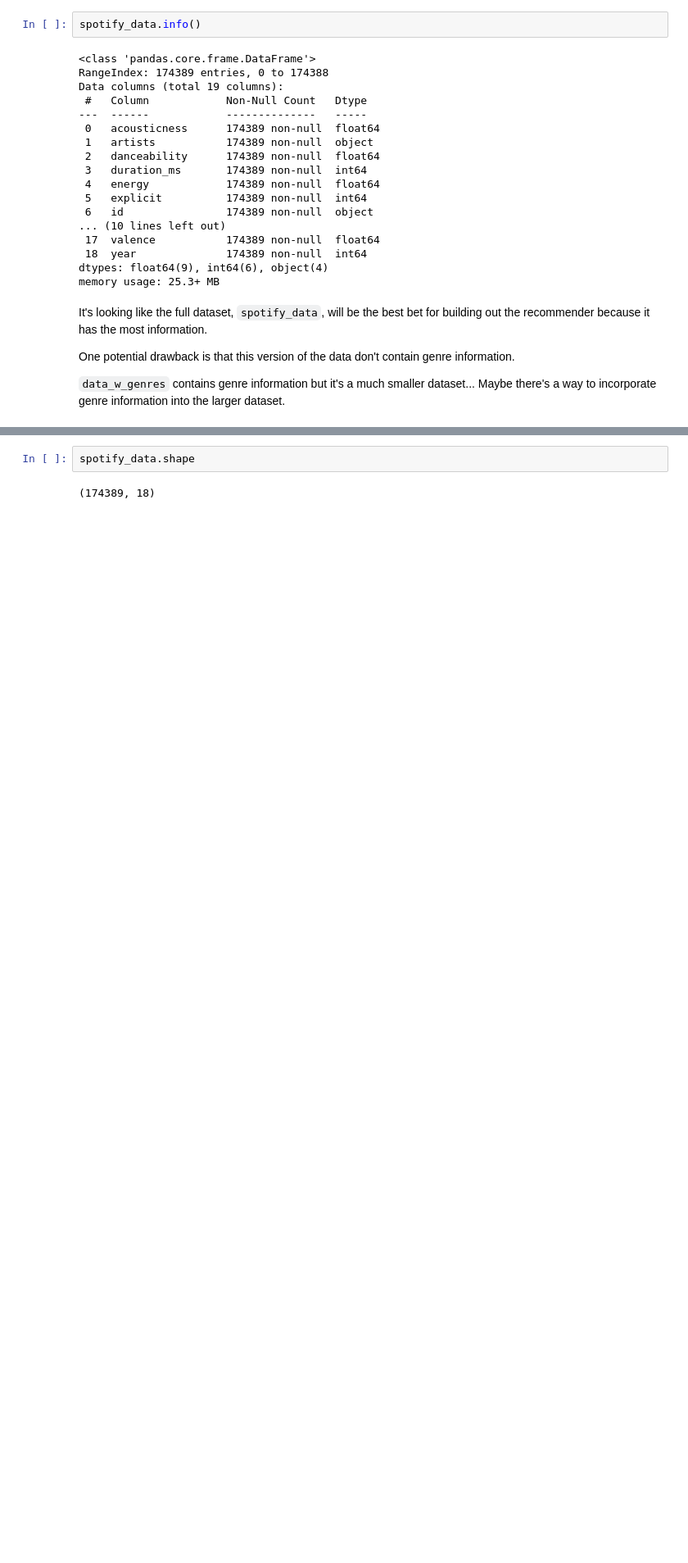
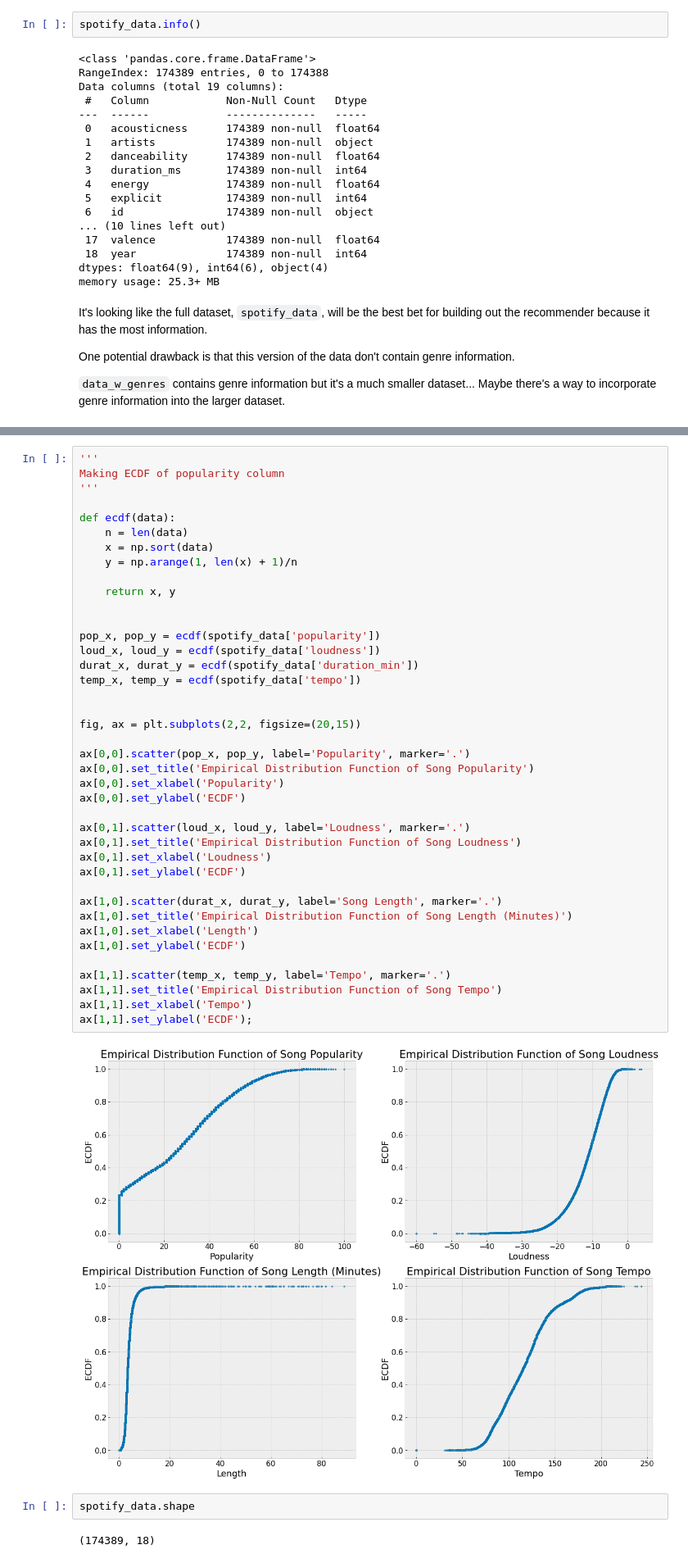
Before and after one commit to Daron-Marino/music-recommender-capstone, a Jupyter notebook: src/spotify-capstone-eda.ipynb, the cells around one changed output, grey strips where cells are left out. Shown at 82% size. Drawn from its saved outputs; the diff is of its cells as text; blank space fills up the shorter version.

```diff
--- a/src/spotify-capstone-eda.ipynb
+++ b/src/spotify-capstone-eda.ipynb
@@ -86,3 +104,45 @@ spotify_data.head()
+# %%
+'''
+Making ECDF of popularity column
+'''
+
+def ecdf(data):
+    n = len(data)
+    x = np.sort(data)
+    y = np.arange(1, len(x) + 1)/n
+
+    return x, y
+
+
+pop_x, pop_y = ecdf(spotify_data['popularity'])
+loud_x, loud_y = ecdf(spotify_data['loudness'])
+durat_x, durat_y = ecdf(spotify_data['duration_min'])
+temp_x, temp_y = ecdf(spotify_data['tempo'])
+
+
+fig, ax = plt.subplots(2,2, figsize=(20,15))
+
+ax[0,0].scatter(pop_x, pop_y, label='Popularity', marker='.')
+ax[0,0].set_title('Empirical Distribution Function of Song Popularity')
+ax[0,0].set_xlabel('Popularity')
+ax[0,0].set_ylabel('ECDF')
+
+ax[0,1].scatter(loud_x, loud_y, label='Loudness', marker='.')
+ax[0,1].set_title('Empirical Distribution Function of Song Loudness')
+ax[0,1].set_xlabel('Loudness')
+ax[0,1].set_ylabel('ECDF')
+
+ax[1,0].scatter(durat_x, durat_y, label='Song Length', marker='.')
+ax[1,0].set_title('Empirical Distribution Function of Song Length (Minutes)')
+ax[1,0].set_xlabel('Length')
+ax[1,0].set_ylabel('ECDF')
+
+ax[1,1].scatter(temp_x, temp_y, label='Tempo', marker='.')
+ax[1,1].set_title('Empirical Distribution Function of Song Tempo')
+ax[1,1].set_xlabel('Tempo')
+ax[1,1].set_ylabel('ECDF');
+# %% [output]
+[figure, added]
 # %%
 spotify_data.shape
 # %% [output]
```
Also changed, not shown: parts of 24 cells of this notebook, 13 other files.
